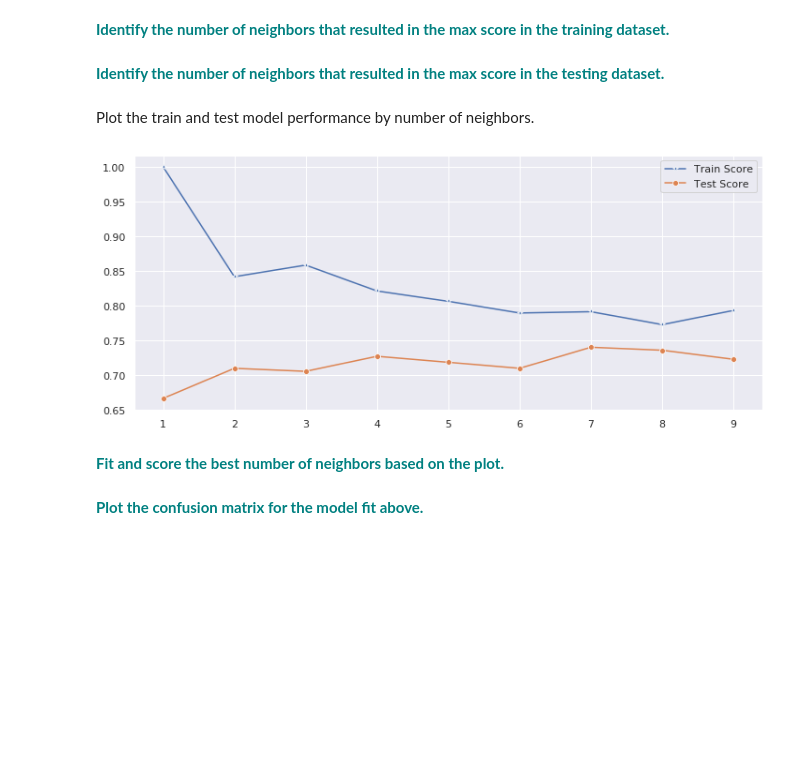
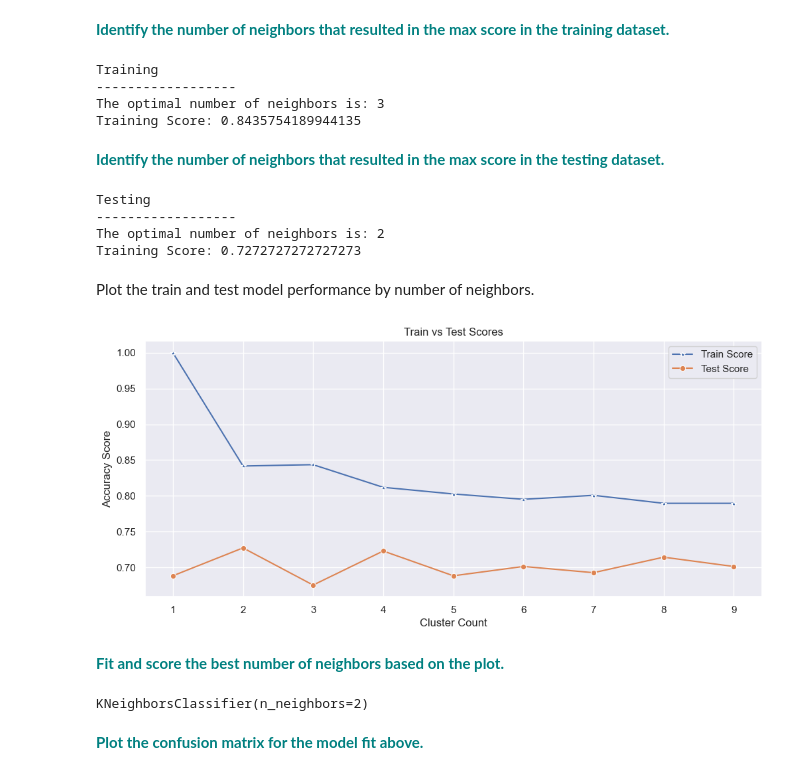
Before and after one commit to TristanPetersDS/springboard-case-studies, a Jupyter notebook: knn-grid-search-diabetes/GridSearch KNN Case Study.ipynb, the cells around one changed output. Cells and saved outputs as stored; diff of their text form; code cells hidden in the pictures; blank space fills up the shorter version.

Commit message:
Completed case study

```diff
--- a/knn-grid-search-diabetes/GridSearch KNN Case Study.ipynb
+++ b/knn-grid-search-diabetes/GridSearch KNN Case Study.ipynb
@@ -56,8 +117,18 @@ Correlation between various features
 # %% [markdown]
 **<font color='teal'> Define the `y` variable as the `Outcome` column.</font>**
+# %%
+y = diabetes_data['Outcome']
+X = diabetes_data.drop('Outcome', axis=1)
 # %% [markdown]
 **<font color='teal'> Create a 70/30 train and test split. </font>**
+# %%
+from sklearn.model_selection import train_test_split
+X_train, X_test, y_train, y_test = train_test_split(X,y,train_size=0.7,random_state=42)
 # %% [markdown]
 **<font color='teal'> Using Sklearn, standarize the magnitude of the features by scaling the values. </font>**
 # %% [markdown]
 Note: Don't forget to fit() your scaler on X_train and then use that fitted scaler to transform() X_test. This is to avoid data leakage while you standardize your data.
+# %%
+from sklearn.preprocessing import StandardScaler
+scaler = StandardScaler()
+scaler.fit_transform(X_train)
@@ -82,15 +188,59 @@ for i in range(1,10):
 # %% [markdown]
 **<font color='teal'> Identify the number of neighbors that resulted in the max score in the training dataset. </font>**
+# %%
+max_train = 0
+n_train = 0
+for i in range(1,10):
+    if max_train < train_scores[i - 1] and i != 1: # Accounting for single cluster case
+        max_train = train_scores[i - 1]
+        n_train = i
+print("Training")
+print("------------------")
+print("The optimal number of neighbors is:", n_train)
+print("Training Score:", train_scores[n_train - 1])
+# %% [output]
+Training
+------------------
+The optimal number of neighbors is: 3
+Training Score: 0.8435754189944135
 # %% [markdown]
 **<font color='teal'> Identify the number of neighbors that resulted in the max score in the testing dataset. </font>**
+# %%
+max_test = 0
+n_test = 0
+for i in range(1,10):
+    if max_test < test_scores[i - 1] and i != 1:
+        max_test = test_scores[i - 1]
+        n_test = i
+print("Testing")
+print("------------------")
+print("The optimal number of neighbors is:", n_test)
+print("Training Score:", test_scores[n_test - 1])
+# %% [output]
+Testing
+------------------
+The optimal number of neighbors is: 2
+Training Score: 0.7272727272727273
 # %% [markdown]
 Plot the train and test model performance by number of neighbors.
 # %%
-plt.figure(figsize=(12,5))
-p = sns.lineplot(range(1,10),train_scores,marker='*',label='Train Score')
-p = sns.lineplot(range(1,10),test_scores,marker='o',label='Test Score')
+plt.figure(figsize=(12, 5))
+
+sns.lineplot(x=range(1, 10), y=train_scores, marker='*', label='Train Score')
+sns.lineplot(x=range(1, 10), y=test_scores, marker='o', label='Test Score')
+
+plt.title("Train vs Test Scores")
+plt.xlabel("Cluster Count")
+plt.ylabel("Accuracy Score")
+
+plt.show()
 # %% [output]
-[figure, old version]
+[figure, new version]
 # %% [markdown]
 **<font color='teal'> Fit and score the best number of neighbors based on the plot. </font>**
+# %%
+knn = KNeighborsClassifier(2) # Selecting for minimum clusters with relatively high test score
+knn.fit(X_train,y_train)
+# %% [output]
+KNeighborsClassifier(n_neighbors=2)
 # %%
```
Also changed, not shown: parts of 17 cells of this notebook.
